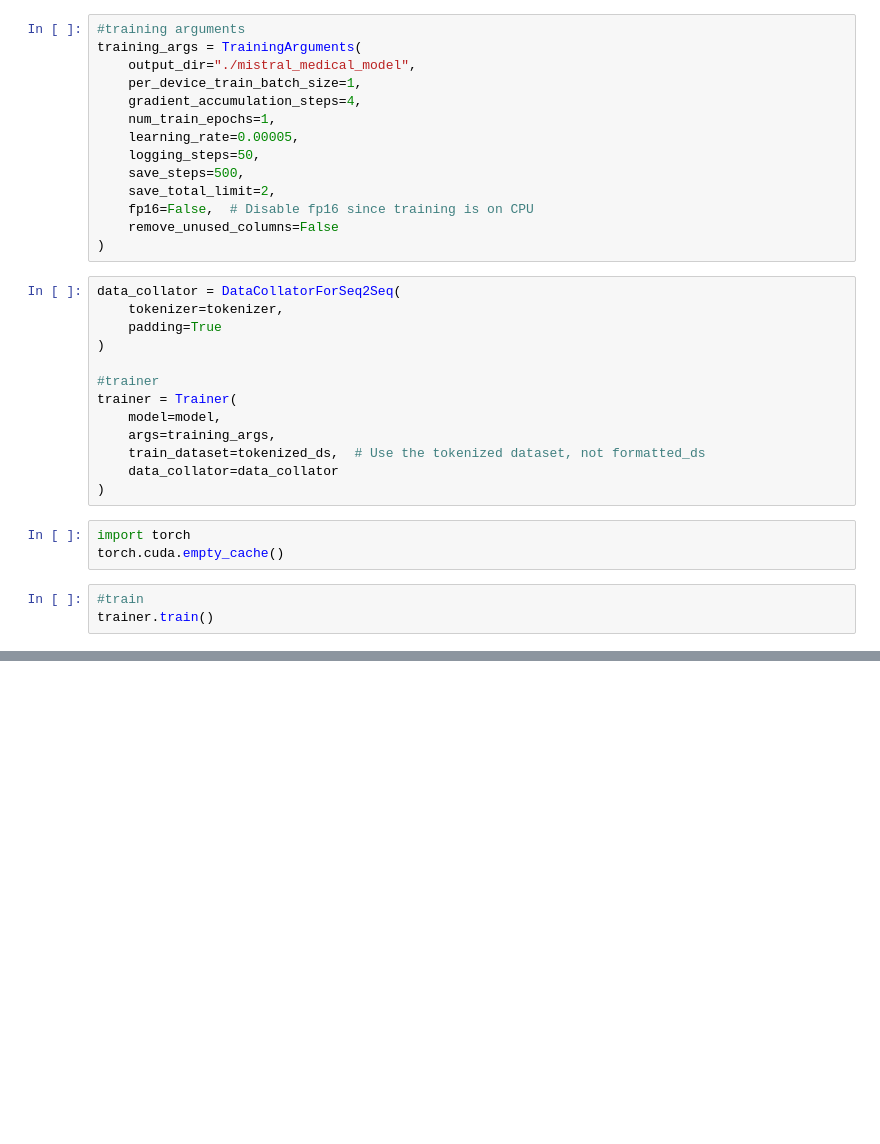
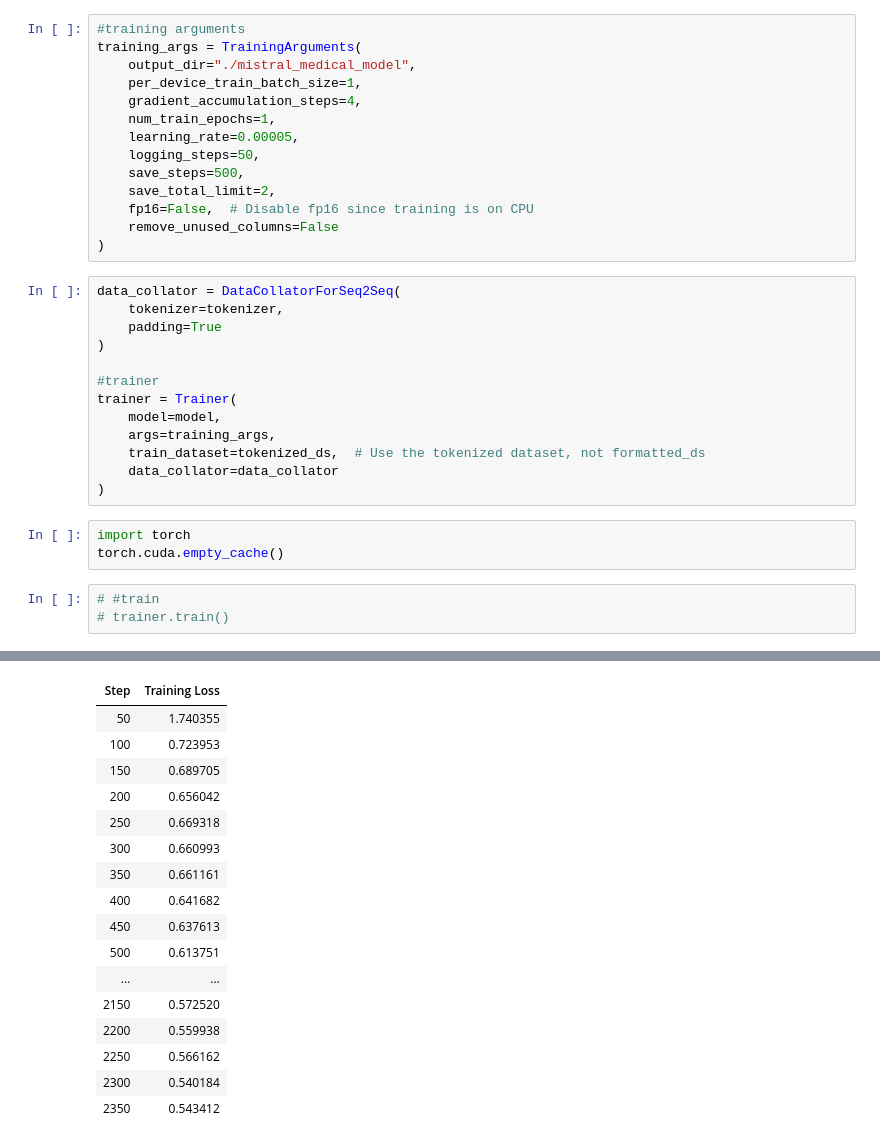
Before and after one commit to Carine-69/medical-llm-chatbot, a Jupyter notebook: model/train_mistral.ipynb, the cells around one changed output, grey strips where cells are left out. Cells and saved outputs as stored; diff of their text form; blank space fills up the shorter version.

```diff
--- a/model/train_mistral.ipynb
+++ b/model/train_mistral.ipynb
@@ -89,6 +98,6 @@ trainer = Trainer(
 import torch
 torch.cuda.empty_cache()
 # %%
-#train
-trainer.train()
+# #train
+# trainer.train()
 # %% [output]
@@ -95,0 +105,17 @@ ValueError: You should supply an encoding or a list of encodings to this method
+| Step | Training Loss |
+| 50 | 1.740355 |
+| 100 | 0.723953 |
+| 150 | 0.689705 |
+| 200 | 0.656042 |
+| 250 | 0.669318 |
+| 300 | 0.660993 |
+| 350 | 0.661161 |
+| 400 | 0.641682 |
+| 450 | 0.637613 |
+| 500 | 0.613751 |
+| ... | ... |
+| 2150 | 0.572520 |
+| 2200 | 0.559938 |
+| 2250 | 0.566162 |
+| 2300 | 0.540184 |
+| 2350 | 0.543412 |
```
Also changed, not shown: parts of 5 cells of this notebook, 29 other files.
